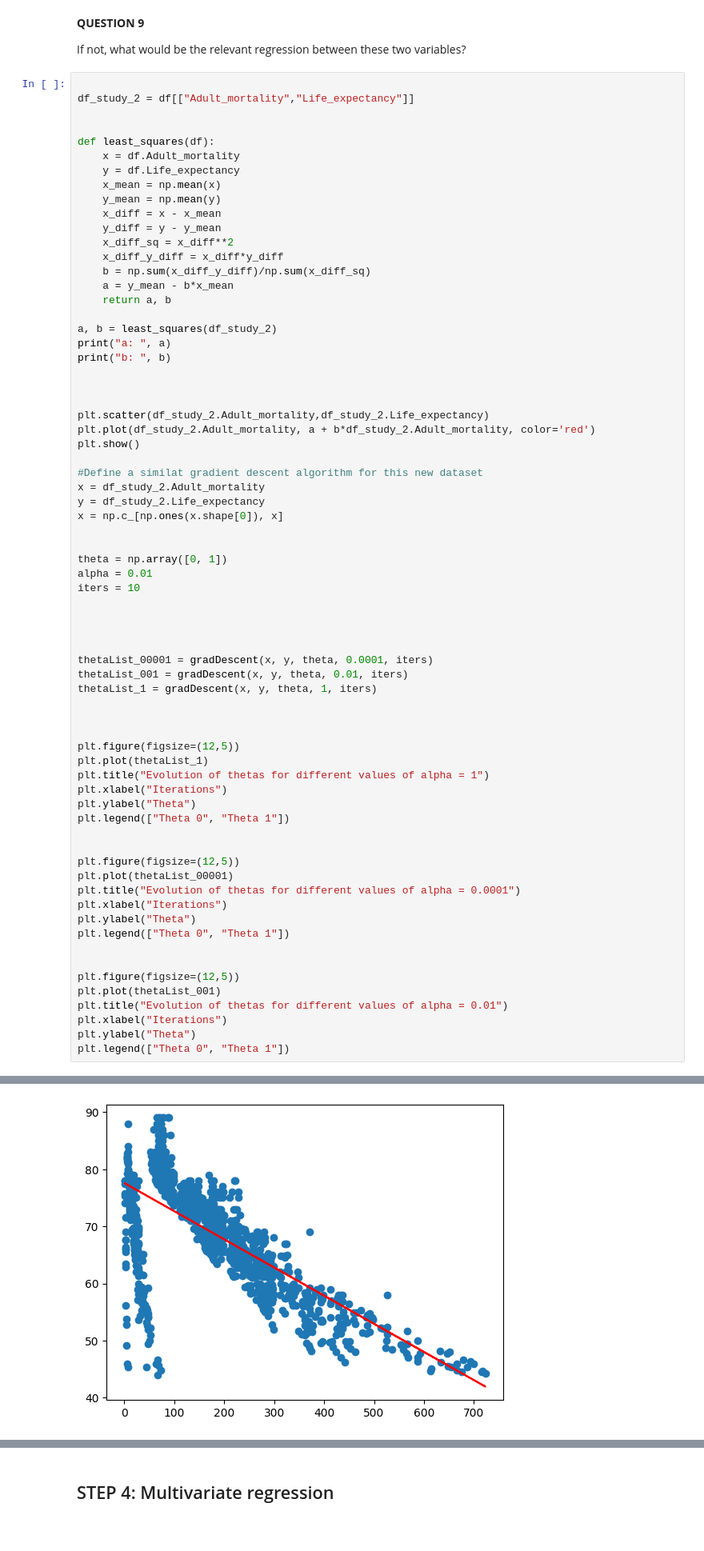
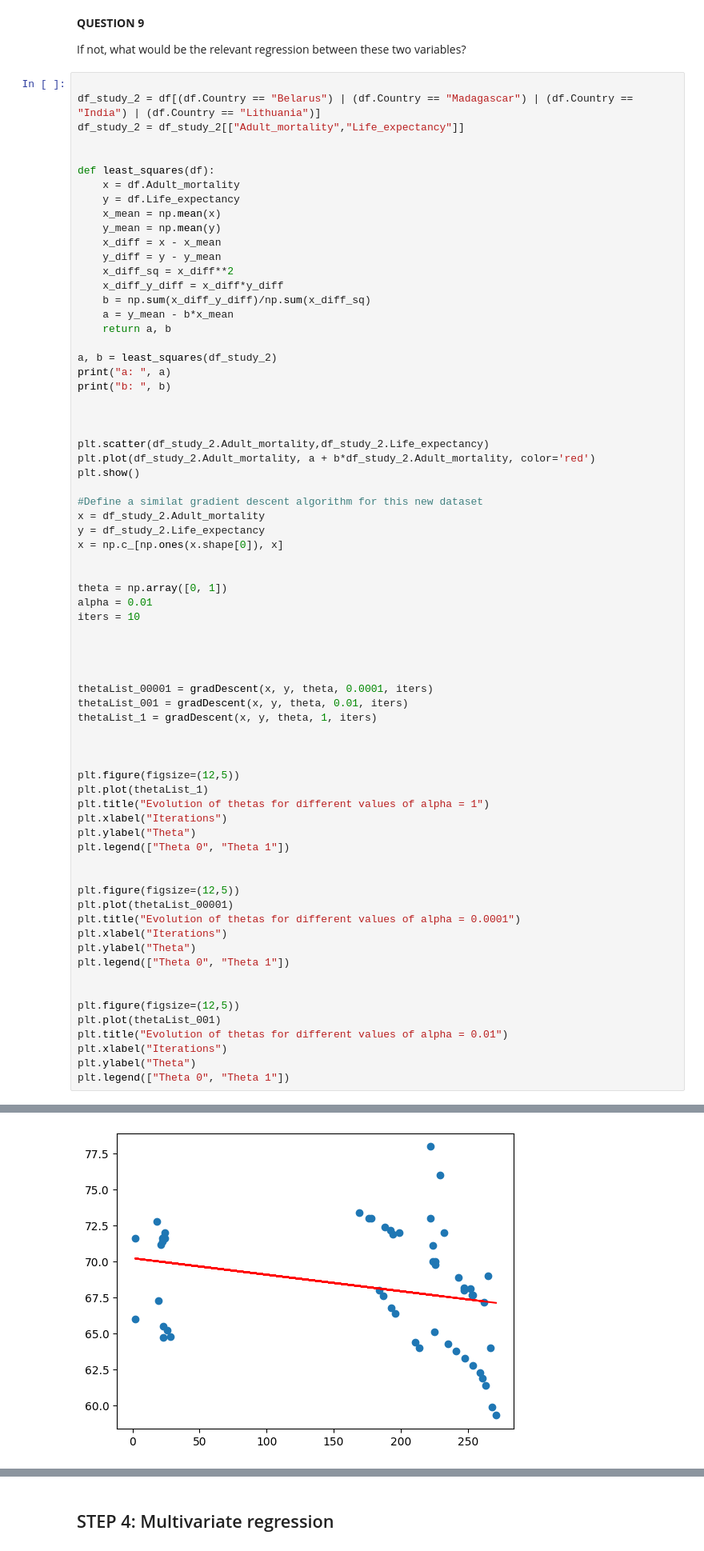
Before and after one commit to MurphLaws/Exp, a Jupyter notebook: tp1.ipynb, the cells around one changed output, grey strips where cells are left out. Shown at 80% size. Cells and saved outputs as stored; diff of their text form.

```diff
--- a/tp1.ipynb
+++ b/tp1.ipynb
@@ -591,7 +591,8 @@ Is linear regression suited between the two selected variables?
 If not, what would be the relevant regression between these two variables?
 # %%
 
-df_study_2 = df[["Adult_mortality","Life_expectancy"]]
+df_study_2 = df[(df.Country == "Belarus") | (df.Country == "Madagascar") | (df.Country == "India") | (df.Country == "Lithuania")]
+df_study_2 = df_study_2[["Adult_mortality","Life_expectancy"]]
 
 
 def least_squares(df):
@@ -664,2 +665,2 @@ b:  -0.04931735929559262
-[figure, old version]
+[figure, new version]
 <matplotlib.legend.Legend at 0x...>
```
Also changed, not shown: parts of 1 cell of this notebook, 13 other files.
